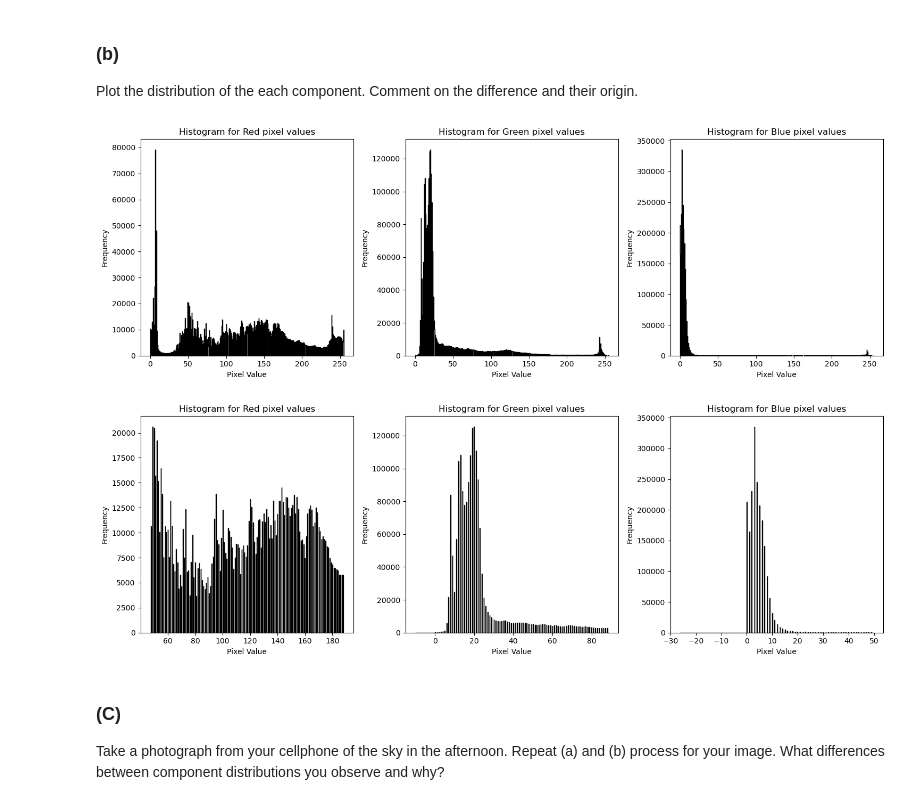
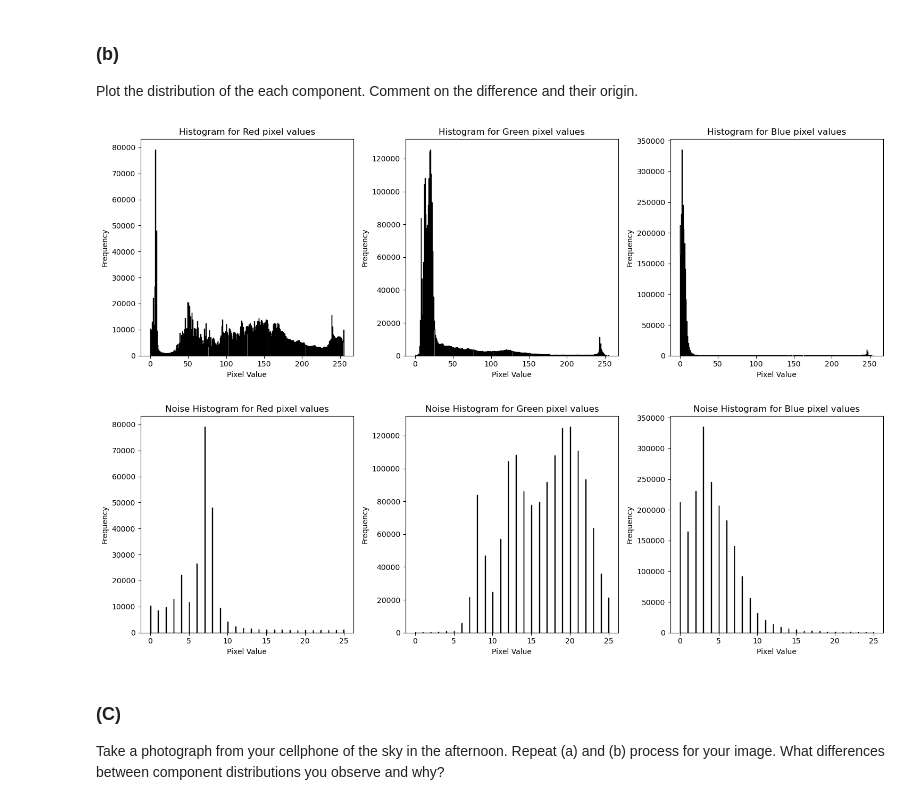
Before and after one commit to ashwin-r-k/IITK_notebooks, a Jupyter notebook: SPA631M Statistics/HW1.ipynb, the cells around one changed output. Drawn from its saved outputs; the diff is of its cells as text; code cells hidden in the pictures.

```diff
--- a/SPA631M Statistics/HW1.ipynb
+++ b/SPA631M Statistics/HW1.ipynb
@@ -172,36 +275,38 @@ for i in range(3):
 
     # Seting bin 500 as to not bin the data.
     axes[i].hist(image_data.ravel(), bins=500, histtype='step', color='black')
     #axes[i].set_yscale("log")
     axes[i].set_title(f"Histogram for {name[i]} pixel values")
     axes[i].set_xlabel("Pixel Value")
     axes[i].set_ylabel("Frequency")
 
 plt.tight_layout()
 plt.show()
 
 fig, axes = plt.subplots(1, 3, figsize=(15, 5))
 for i in range(3):
     image_data = Images[i]
     mean = np.mean(image_data)
     std = np.std(image_data)
     var = np.var(image_data)
     median = np.median(image_data)
     rms = np.sqrt(np.mean(np.square(image_data)))
     RMS = np.sqrt(np.square(np.mean(image_data)) + np.var(image_data))
 
     # Seting bin 500 as to not bin the data.
-    axes[i].hist(image_data.ravel(), bins=500, range=[mean - std, mean + std],histtype='step', color='black')
+    #axes[i].hist(image_data.ravel(), bins=500, range=[mean - std, mean + std],histtype='step', color='black')
+    axes[i].hist(image_data.ravel(), bins=500, range=[0,25],histtype='step', color='black')
+
     #axes[i].set_yscale("log")
-    axes[i].set_title(f"Histogram for {name[i]} pixel values")
+    axes[i].set_title(f"Noise Histogram for {name[i]} pixel values")
     axes[i].set_xlabel("Pixel Value")
     axes[i].set_ylabel("Frequency")
 
 plt.tight_layout()
 plt.show()
 # %% [output]
 [figure]
-[figure, old version]
+[figure, new version]
 # %% [markdown]
 ### (C)
 Take a photograph from your cellphone of the sky in the afternoon. Repeat (a) and (b) process for your image. What differences between component distributions you observe and why?
```
Also changed, not shown: parts of 12 cells of this notebook, 2 other files.
